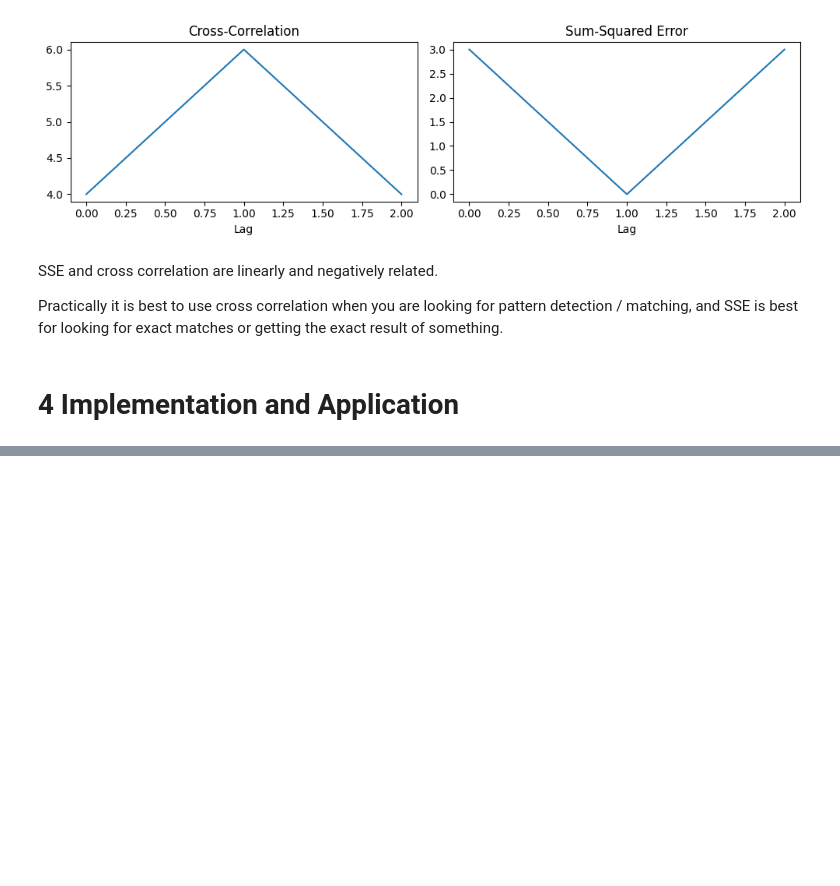
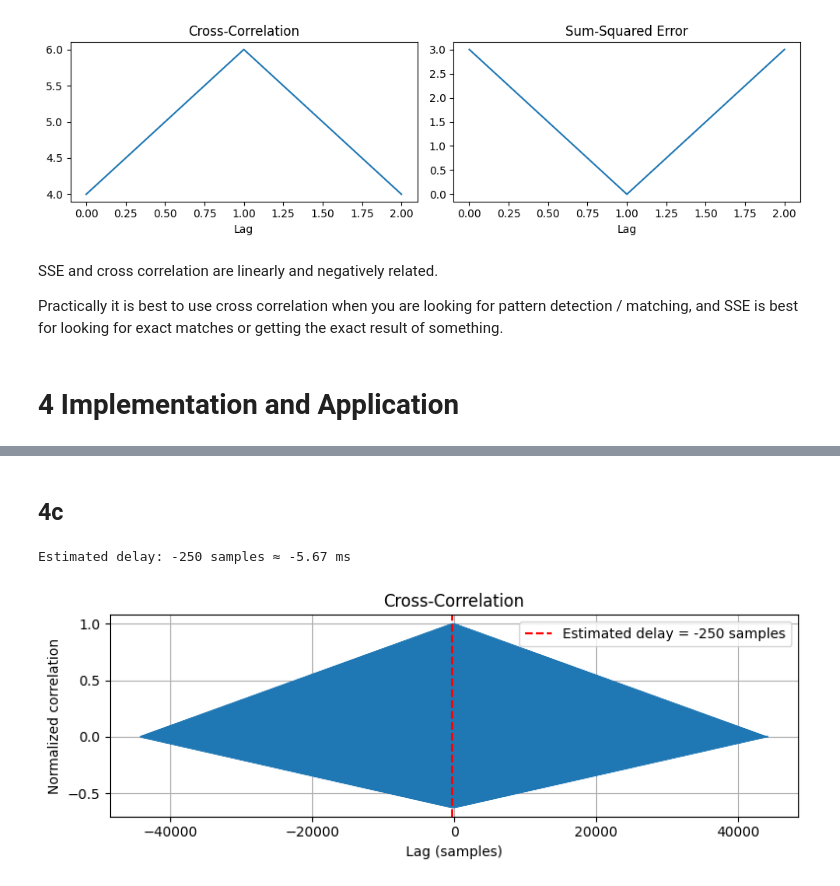
Before and after one commit to RyanL72/CSDS_364, a Jupyter notebook: Assignment_A4/A4_rhl72.ipynb, the cells around one changed output, grey strips where cells are left out. Cells and saved outputs as stored; diff of their text form; code cells hidden in the pictures; blank space fills up the shorter version.

```diff
--- a/Assignment_A4/A4_rhl72.ipynb
+++ b/Assignment_A4/A4_rhl72.ipynb
@@ -678,0 +775,43 @@ Practically it is best to use cross correlation when you are looking for pattern
+# %% [markdown]
+## 4c
+# %%
+# Generate a clean signal
+
+fs = 44100
+duration = 1.0
+t = np.linspace(0, duration, int(fs * duration), endpoint=False)
+
+# Use harmonic signal again
+x = harmonic(t, f1=300, alist=[1, 0.5, 0.3], philist=-np.pi/2)
+
+# delay version
+delay_samples = 250
+y = np.concatenate([np.zeros(delay_samples), x[:-delay_samples]])
+
+# Cross Correlate to estimate delay
+cc = crosscorr(x, y, normalize=True)
+lags = np.arange(-len(x) + 1, len(x))
+
+# Find peak
+peak_index = np.argmax(cc)
+estimated_lag = lags[peak_index]
+estimated_delay_sec = estimated_lag / fs
+
+print(f"Estimated delay: {estimated_lag} samples ≈ {estimated_delay_sec*1000:.2f} ms")
+# %% [output]
+Estimated delay: -250 samples ≈ -5.67 ms
+# %%
+import matplotlib.pyplot as plt
+
+plt.figure(figsize=(8, 3))
+plt.plot(lags, cc)
+plt.axvline(estimated_lag, color='r', linestyle='--', label=f"Estimated delay = {estimated_lag} samples")
+plt.title("Cross-Correlation")
+plt.xlabel("Lag (samples)")
+plt.ylabel("Normalized correlation")
+plt.legend()
+plt.grid(True)
+plt.tight_layout()
+plt.show()
+# %% [output]
+[figure, added]
```
Also changed, not shown: parts of 6 cells of this notebook, 3 other files.
